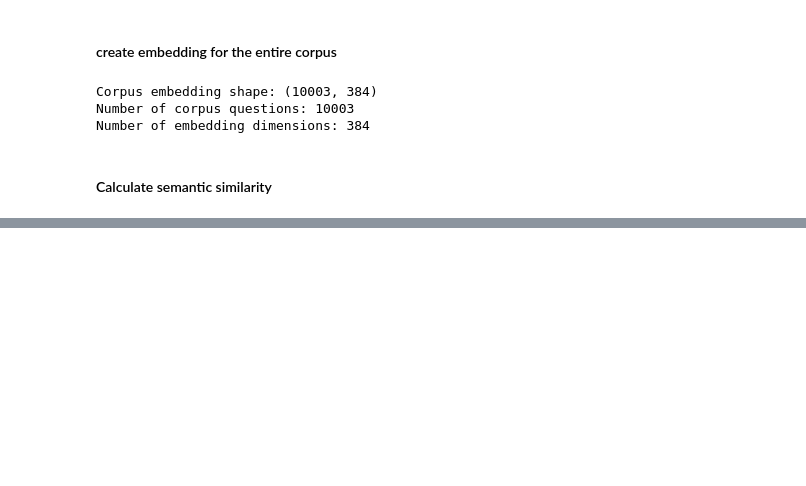
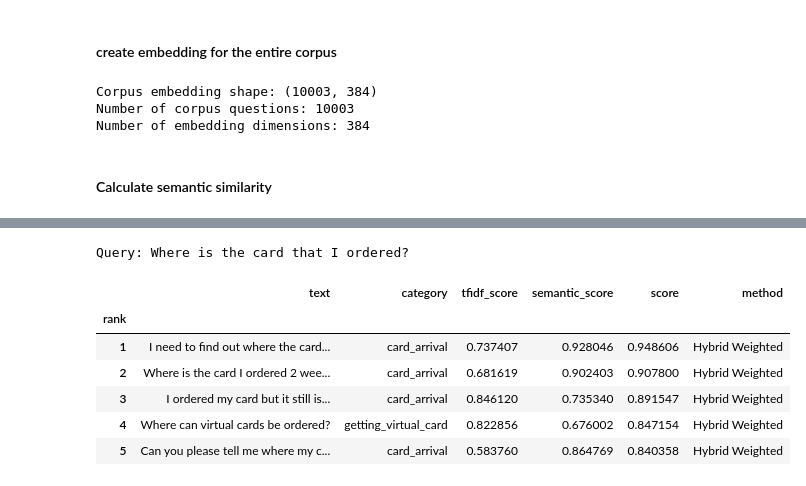
Before and after one commit to rowaidaEmad/FAQ-search-engine-project, a Jupyter notebook: code/main.ipynb, the cells around one changed output, grey strips where cells are left out. Cells and saved outputs as stored; diff of their text form; code cells hidden in the pictures; blank space fills up the shorter version.

```diff
--- a/code/main.ipynb
+++ b/code/main.ipynb
@@ -408,0 +541,22 @@ semantic_search(
+# %%
+my_query = "Where is the card that I ordered?"
+
+hybrid_results = hybrid_search(
+    query=my_query,
+    top_k=5,
+    tfidf_weight=0.4,
+    semantic_weight=0.6
+)
+
+print("Query:", my_query)
+
+hybrid_results
+# %% [output]
+Query: Where is the card that I ordered?
+|  | text | category | tfidf_score | semantic_score | score | method |
+| rank |  |  |  |  |  |  |
+| 1 | I need to find out where the card... | card_arrival | 0.737407 | 0.928046 | 0.948606 | Hybrid Weighted |
+| 2 | Where is the card I ordered 2 wee... | card_arrival | 0.681619 | 0.902403 | 0.907800 | Hybrid Weighted |
+| 3 | I ordered my card but it still is... | card_arrival | 0.846120 | 0.735340 | 0.891547 | Hybrid Weighted |
+| 4 | Where can virtual cards be ordered? | getting_virtual_card | 0.822856 | 0.676002 | 0.847154 | Hybrid Weighted |
+| 5 | Can you please tell me where my c... | card_arrival | 0.583760 | 0.864769 | 0.840358 | Hybrid Weighted |
```
Also changed, not shown: parts of 17 cells of this notebook.
